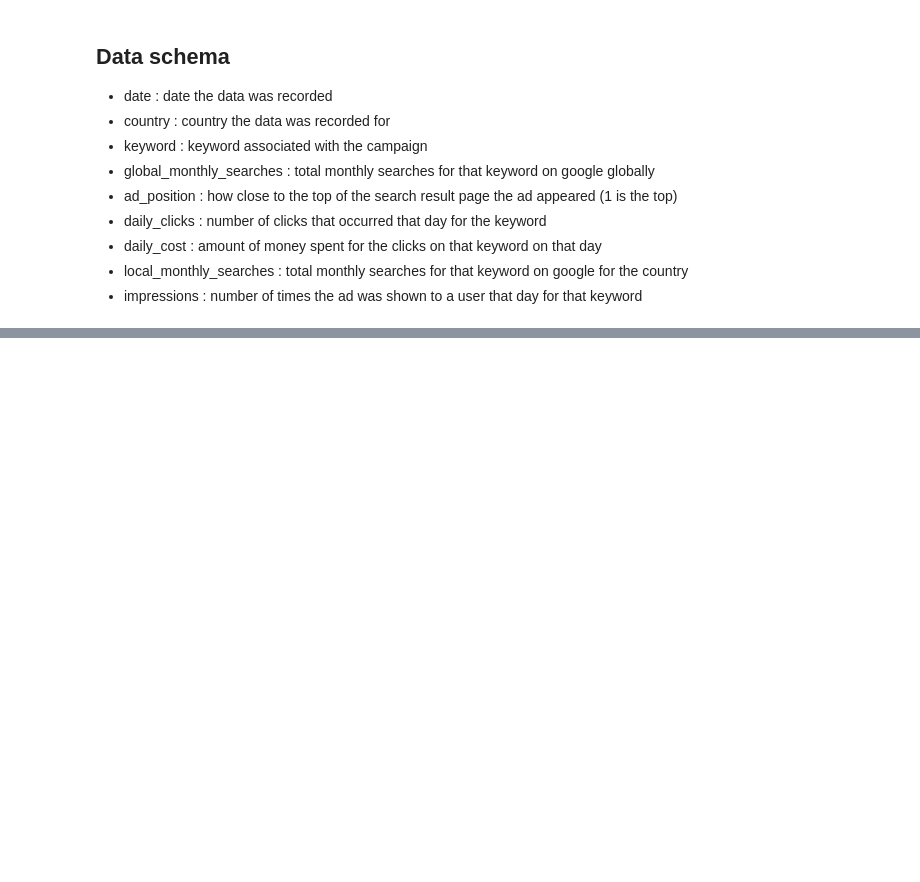
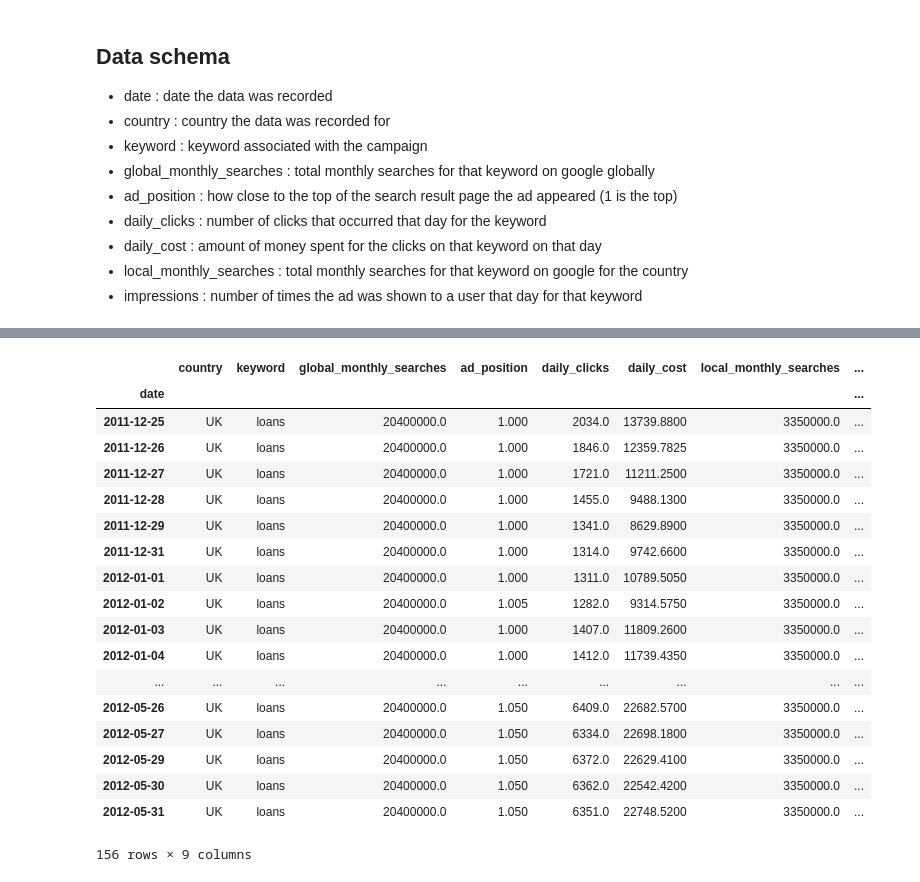
Before and after one commit to caheredia/ad_data_challenge, a Jupyter notebook: 0.1_ch_data_exploration.ipynb, the cells around one changed output, grey strips where cells are left out. Drawn from its saved outputs; the diff is of its cells as text; code cells hidden in the pictures; blank space fills up the shorter version.

```diff
--- a/0.1_ch_data_exploration.ipynb
+++ b/0.1_ch_data_exploration.ipynb
@@ -64 +90,23 @@ data['click_thru_rate'] = data['daily_clicks'] / data['impressions']
+# %%
+ data[(data['country'] == 'UK') & (data['keyword'] == 'loans')]
+# %% [output]
+|  | country | keyword | global_monthly_searches | ad_position | daily_clicks | daily_cost | local_monthly_searches | ... |
+| date |  |  |  |  |  |  |  | ... |
+| 2011-12-25 | UK | loans | 20400000.0 | 1.000 | 2034.0 | 13739.8800 | 3350000.0 | ... |
+| 2011-12-26 | UK | loans | 20400000.0 | 1.000 | 1846.0 | 12359.7825 | 3350000.0 | ... |
+| 2011-12-27 | UK | loans | 20400000.0 | 1.000 | 1721.0 | 11211.2500 | 3350000.0 | ... |
+| 2011-12-28 | UK | loans | 20400000.0 | 1.000 | 1455.0 | 9488.1300 | 3350000.0 | ... |
+| 2011-12-29 | UK | loans | 20400000.0 | 1.000 | 1341.0 | 8629.8900 | 3350000.0 | ... |
+| 2011-12-31 | UK | loans | 20400000.0 | 1.000 | 1314.0 | 9742.6600 | 3350000.0 | ... |
+| 2012-01-01 | UK | loans | 20400000.0 | 1.000 | 1311.0 | 10789.5050 | 3350000.0 | ... |
+| 2012-01-02 | UK | loans | 20400000.0 | 1.005 | 1282.0 | 9314.5750 | 3350000.0 | ... |
+| 2012-01-03 | UK | loans | 20400000.0 | 1.000 | 1407.0 | 11809.2600 | 3350000.0 | ... |
+| 2012-01-04 | UK | loans | 20400000.0 | 1.000 | 1412.0 | 11739.4350 | 3350000.0 | ... |
+| ... | ... | ... | ... | ... | ... | ... | ... | ... |
+| 2012-05-26 | UK | loans | 20400000.0 | 1.050 | 6409.0 | 22682.5700 | 3350000.0 | ... |
+| 2012-05-27 | UK | loans | 20400000.0 | 1.050 | 6334.0 | 22698.1800 | 3350000.0 | ... |
+| 2012-05-29 | UK | loans | 20400000.0 | 1.050 | 6372.0 | 22629.4100 | 3350000.0 | ... |
+| 2012-05-30 | UK | loans | 20400000.0 | 1.050 | 6362.0 | 22542.4200 | 3350000.0 | ... |
+| 2012-05-31 | UK | loans | 20400000.0 | 1.050 | 6351.0 | 22748.5200 | 3350000.0 | ... |
+156 rows × 9 columns
 # %%
```
Also changed, not shown: parts of 8 cells of this notebook.
